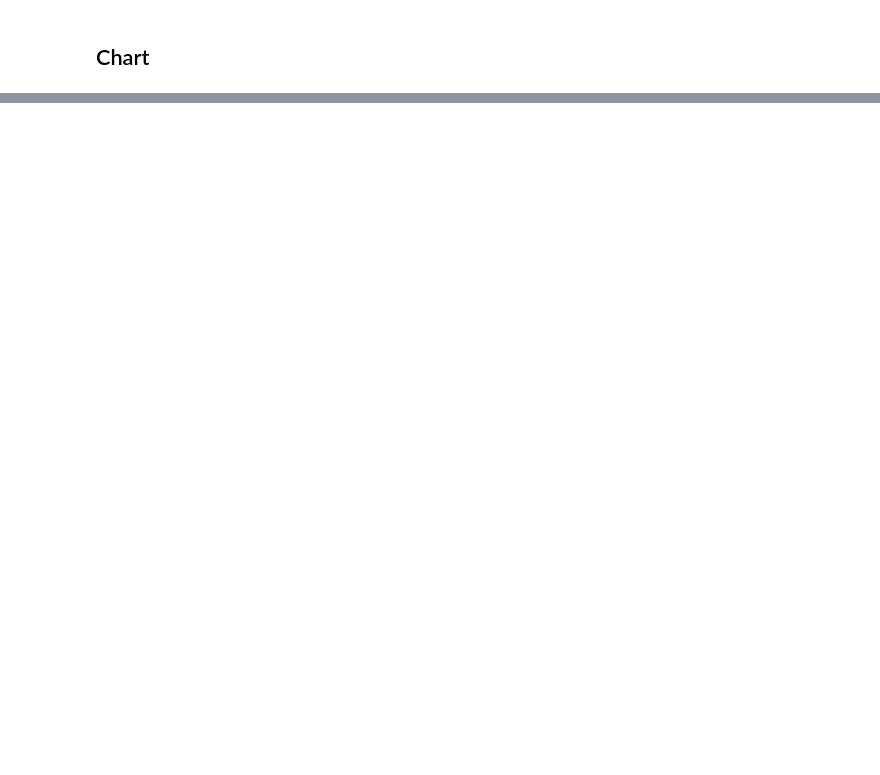
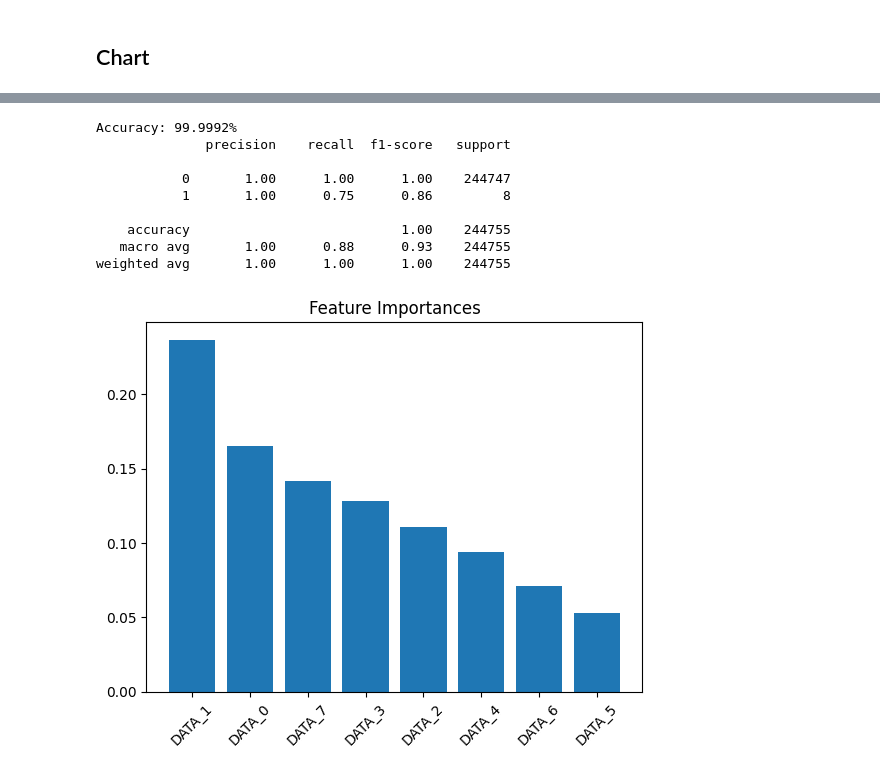
Before and after one commit to sirthirrygolooo/CICIoV2024-Dataset-Analysis-Project, a Jupyter notebook: ProjetIDS.ipynb, the cells around one changed output, grey strips where cells are left out. Drawn from its saved outputs; the diff is of its cells as text; code cells hidden in the pictures; blank space fills up the shorter version.

```diff
--- a/ProjetIDS.ipynb
+++ b/ProjetIDS.ipynb
@@ -107,0 +722,70 @@ sns.histplot(data=value, x=value['category'], hue=value['specific_class'], multi
+# %%
+
+
+# Import des dataframes
+# df_DoS = pd.read_csv('./decimal/decimal_DoS.csv')
+# df_spoofing_Gas = pd.read_csv('./decimal/decimal_spoofing-GAS.csv')
+# df_spoofing_RPM = pd.read_csv('./decimal/decimal_spoofing-RPM.csv')
+# df_spoofing_speed = pd.read_csv('./decimal/decimal_spoofing-SPEED.csv')
+# df_spoofing_steering = pd.read_csv('./decimal/decimal_spoofing-STEERING_WHEEL.csv')
+
+# df_benign = pd.read_csv('./decimal/decimal_benign.csv')
+# df_atk = pd.concat([df_DoS, df_spoofing_Gas, df_spoofing_RPM, df_spoofing_speed, df_spoofing_steering], ignore_index=True)
+
+# Feature selection
+df_attack['isMechant'] = 1
+df_Benign['isMechant'] = 0
+
+# On combine le tout et on enlève les colonnes inutiles
+df_combined = pd.concat([df_attack, df_Benign], ignore_index=True)
+# df_combined = df_combined.drop(columns=['ID','label','specific_class', 'category'])
+
+# print(df_combined)
+
+# On crée nos colonnes X et Y
+X = df_combined.drop(columns=['isMechant'])
+y = df_combined['isMechant']
+
+X_train, X_test, y_train, y_test = train_test_split(X, y, test_size=0.2, stratify=y, random_state=42)
+
+# print(X_train, y_train)
+
+# Paramètres du modèle RandomForest
+
+modeleu = RandomForestClassifier(
+    n_estimators=100,
+    criterion='gini',
+    min_samples_split=2,
+    min_samples_leaf=1,
+    random_state=42
+)
+
+# Prédictions sur les nouvelles données
+modeleu.fit(X_train, y_train)
+y_pred = modeleu.predict(X_test)
+
+# Rapport de perf
+accuracy = accuracy_score(y_test, y_pred)
+print(f"Accuracy: {round(accuracy * 100,4)}%")
+print(classification_report(y_test, y_pred))
+
+# Matrice de confusion
+cm = confusion_matrix(y_test, y_pred)
+# print(cm)
+
+# Importance des features
+importances = modeleu.feature_importances_
+feature_names = ['DATA_0', 'DATA_1', 'DATA_2', 'DATA_3', 'DATA_4', 'DATA_5', 'DATA_6', 'DATA_7']
+
+indices = np.argsort(importances)[::-1]
+plt.figure()
+plt.title("Feature Importances")
+plt.bar(range(X.shape[1]), importances[indices], align="center")
+plt.xticks(range(X.shape[1]), [feature_names[i] for i in indices], rotation=45)
+plt.show()
+
+# Donées mal classées ~ On regarde ou le test et la prédiction ne correspondaient pas
+misclassified = X_test[y_test != y_pred]
+print("Y'a eu erreur ici :")
+print(misclassified)
+# %% [output]
@@ -107,0 +797,10 @@ sns.histplot(data=value, x=value['category'], hue=value['specific_class'], multi
+Accuracy: 99.9992%
+              precision    recall  f1-score   support
+
+           0       1.00      1.00      1.00    244747
+           1       1.00      0.75      0.86         8
+
+    accuracy                           1.00    244755
+   macro avg       1.00      0.88      0.93    244755
+weighted avg       1.00      1.00      1.00    244755
+[figure, added]
```
Also changed, not shown: parts of 63 cells of this notebook.
